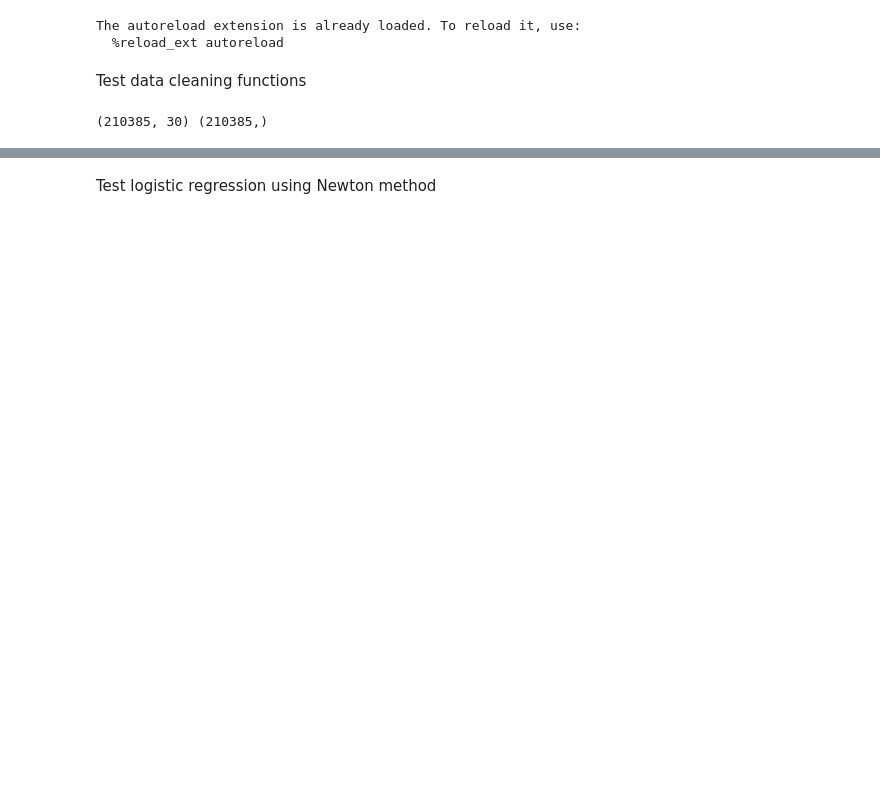
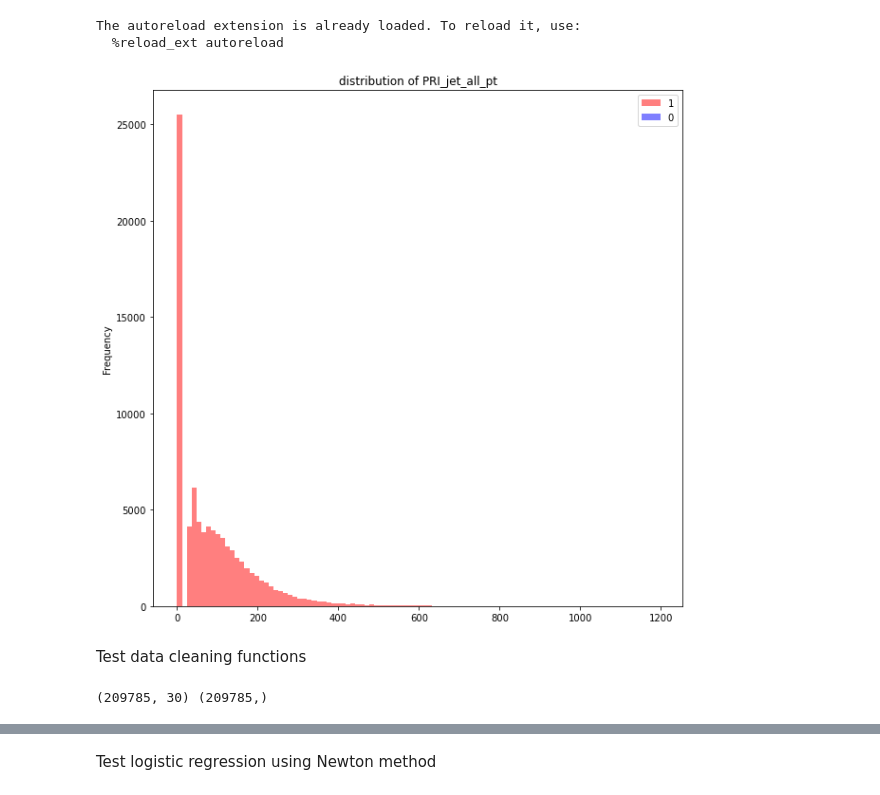
Before and after one commit to CS-433/ml-project-1-bkm, a Jupyter notebook: playground.ipynb, the cells around one changed output, grey strips where cells are left out. Saved outputs shown, nothing was run; the diff lists cells and outputs as text; code cells hidden in the pictures; blank space fills up the shorter version.

```diff
--- a/playground.ipynb
+++ b/playground.ipynb
@@ -11,14 +11,20 @@ The autoreload extension is already loaded. To reload it, use:
 # %%
 DATA_TRAIN_PATH = 'data/train.csv'
 y, tX, ids = load_csv_data(DATA_TRAIN_PATH)
+# %%
+plot_feature_distribution(tX, y, 'PRI_jet_all_pt', 100)
+# %% [output]
+[figure, added]
 # %% [markdown]
 Test data cleaning functions
 # %%
 tX = undefined_to_nans(tX)
-tX = nans_to_means(tX)
+tX = nan_features_to_zero(tX,threshold=0.8)
+tX = nans_to_medians(tX)
 tX = remove_zscore_outliers(tX)
+tX = nan_features_to_zero(tX,threshold=0.8)
 tX, y = remove_nans(tX, y)
 y[y == -1] = 0
 print(tX.shape, y.shape)
 # %% [output]
-(210385, 30) (210385,)
+(209785, 30) (209785,)
```
Also changed, not shown: parts of 4 cells of this notebook, 1 other file.
